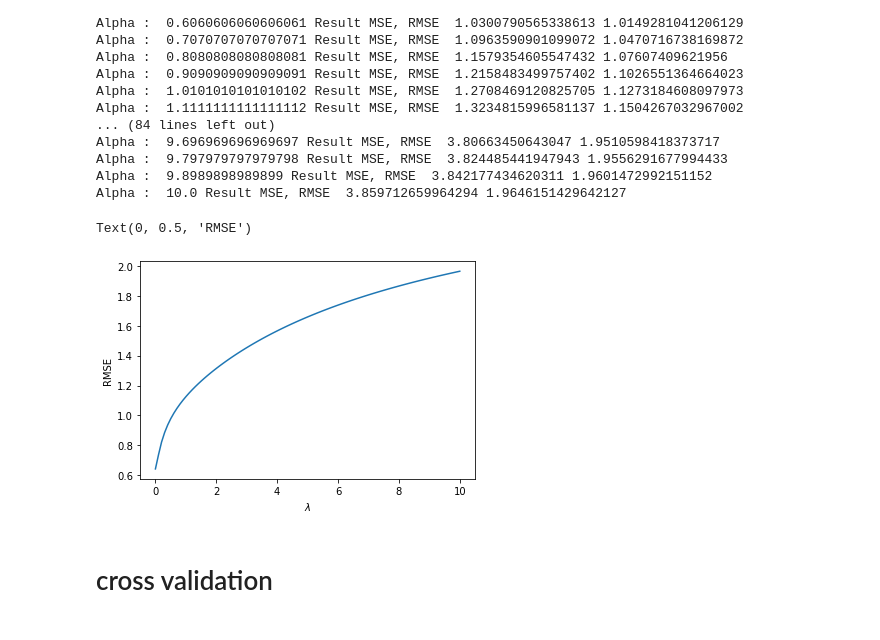
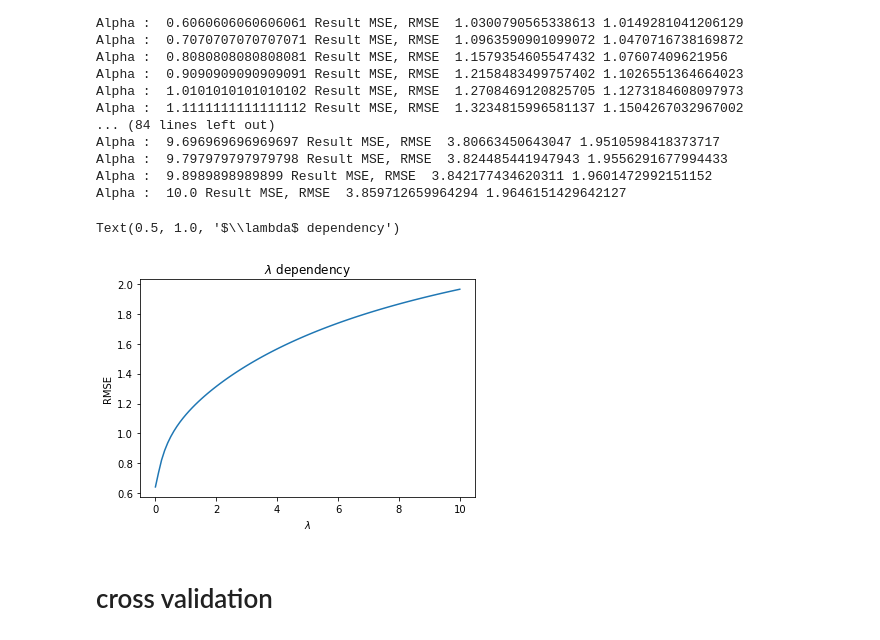
Before and after one commit to MunjungKim/ridge_regression, a Jupyter notebook: Final_version.ipynb, the cells around one changed output. Saved outputs shown, nothing was run; the diff lists cells and outputs as text; code cells hidden in the pictures.

```diff
--- a/Final_version.ipynb
+++ b/Final_version.ipynb
@@ -158,10 +158,11 @@ Alpha :  10.0 Result MSE, RMSE  3.859712659964294 1.9646151429642127
 # %%
 plt.plot(alpha_list.tolist(),mse_l)
 plt.xlabel('$\lambda$')
 plt.ylabel('RMSE')
+plt.title('$\lambda$ dependency')
 # %% [output]
-Text(0, 0.5, 'RMSE')
+Text(0.5, 1.0, '$\\lambda$ dependency')
-[figure, old version]
+[figure, new version]
 # %% [markdown]
 # cross validation
 # %%
```
Also changed, not shown: parts of 8 cells of this notebook.
